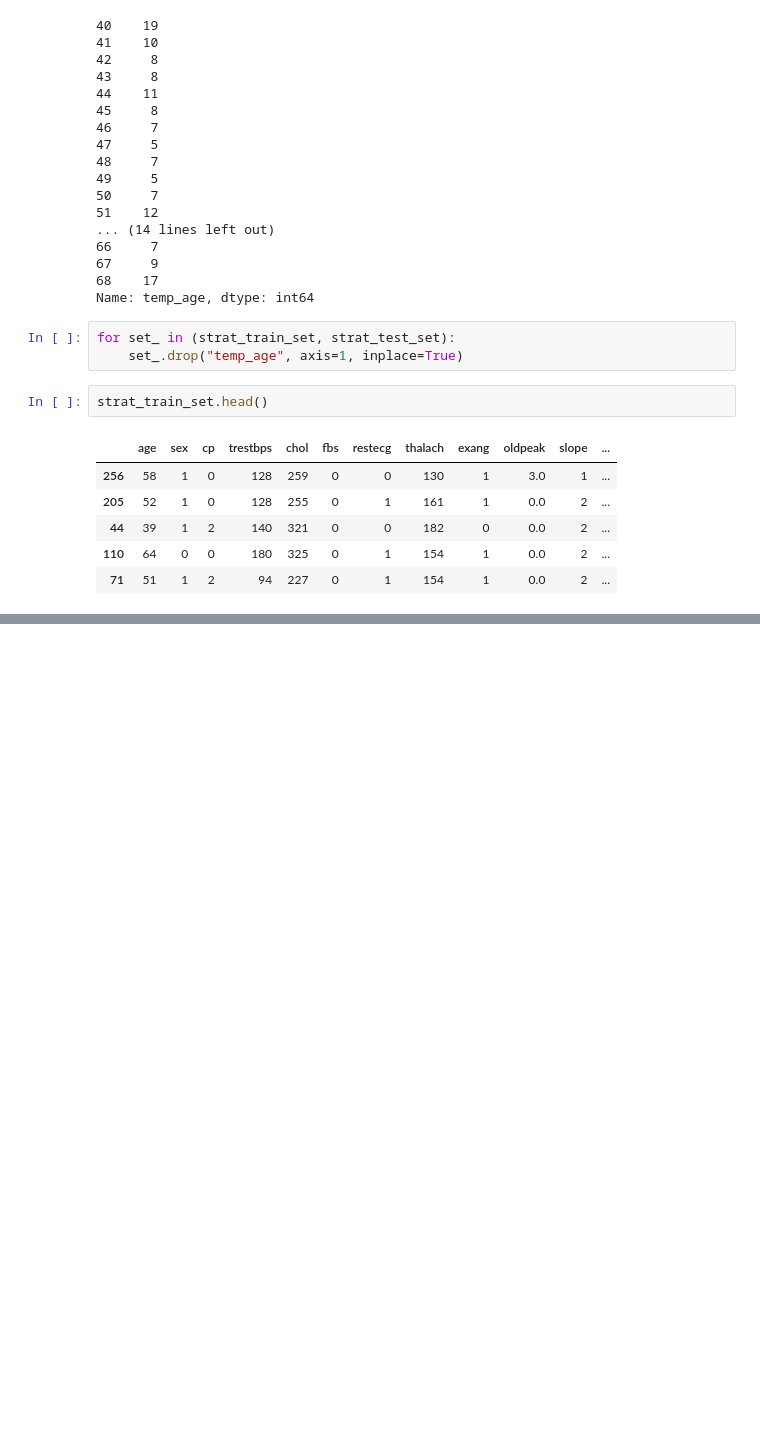
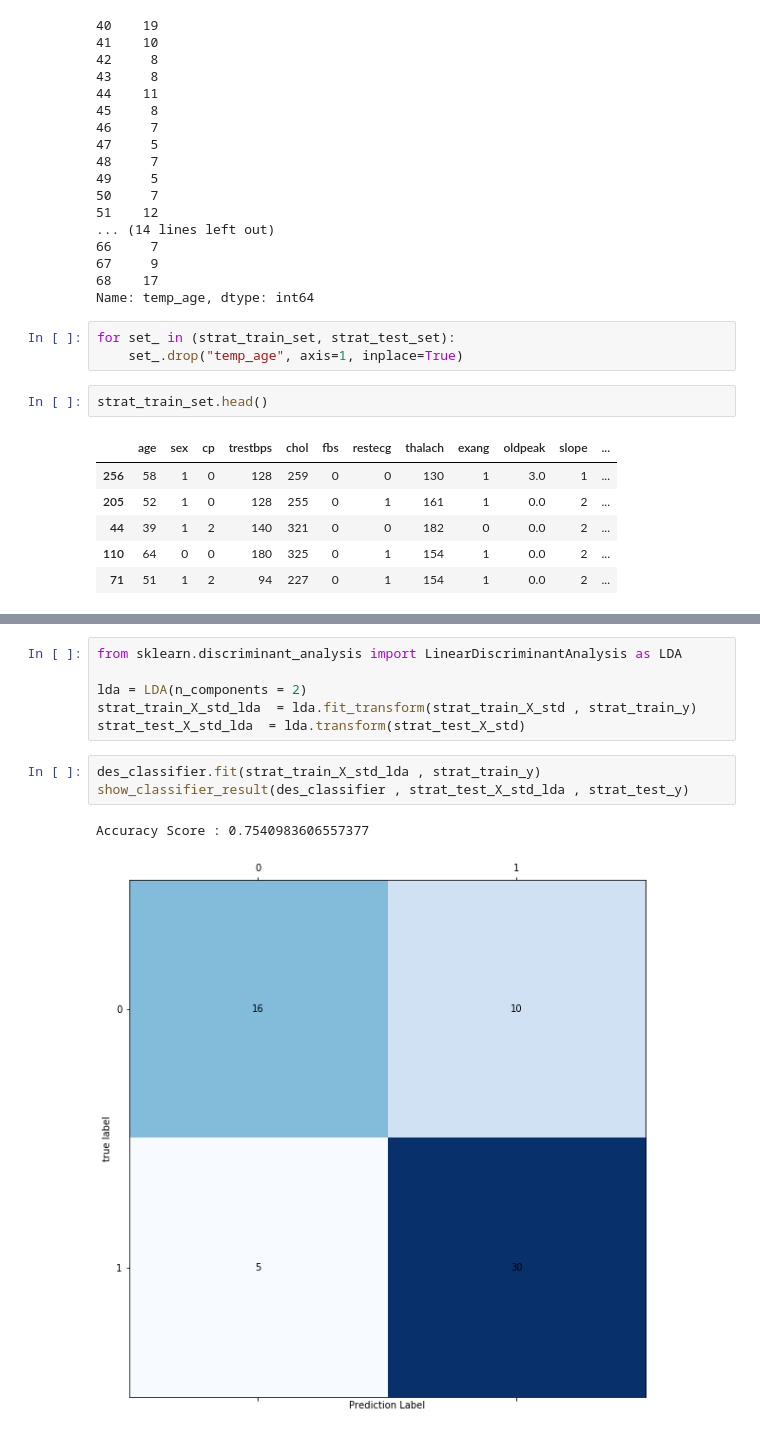
Before and after one commit to MusaTamzid05/ThesisModels, a Jupyter notebook: heat-attack-prediction/Prototype-4(Data_Spliting).ipynb, the cells around one changed output, grey strips where cells are left out. Drawn from its saved outputs; the diff is of its cells as text; blank space fills up the shorter version.

```diff
--- a/heat-attack-prediction/Prototype-4(Data_Spliting).ipynb
+++ b/heat-attack-prediction/Prototype-4(Data_Spliting).ipynb
@@ -150,0 +216,12 @@ strat_train_set.head()
+# %%
+from sklearn.discriminant_analysis import LinearDiscriminantAnalysis as LDA
+
+lda = LDA(n_components = 2)
+strat_train_X_std_lda  = lda.fit_transform(strat_train_X_std , strat_train_y)
+strat_test_X_std_lda  = lda.transform(strat_test_X_std)
+# %%
+des_classifier.fit(strat_train_X_std_lda , strat_train_y)
+show_classifier_result(des_classifier , strat_test_X_std_lda , strat_test_y)
+# %% [output]
+Accuracy Score : 0.7540983606557377
+[figure, added]
```
Also changed, not shown: parts of 12 cells of this notebook.
